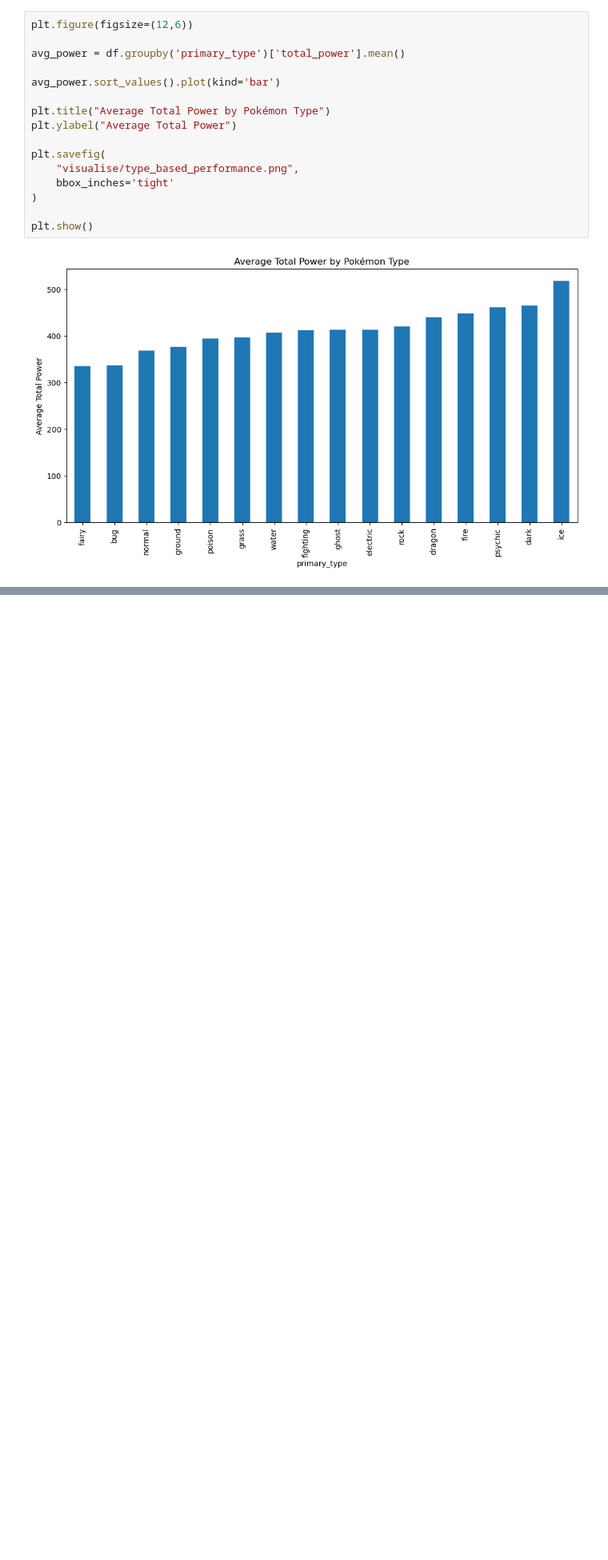
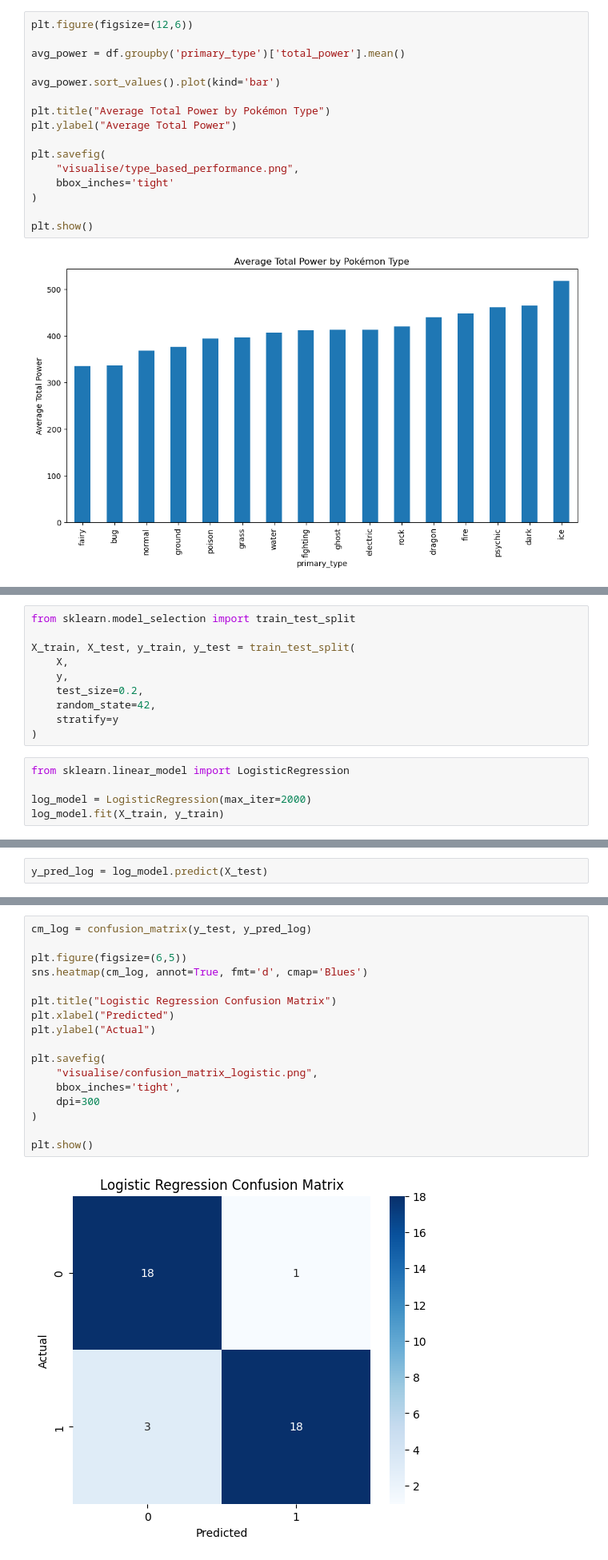
Before and after one commit to Vansh13code/pokemon, a Jupyter notebook: main.ipynb, the cells around one changed output, grey strips where cells are left out. Shown at 80% size. Drawn from its saved outputs; the diff is of its cells as text; blank space fills up the shorter version.

```diff
--- a/main.ipynb
+++ b/main.ipynb
@@ -279,0 +491,15 @@ plt.show()
+# %%
+from sklearn.model_selection import train_test_split
+
+X_train, X_test, y_train, y_test = train_test_split(
+    X,
+    y,
+    test_size=0.2,
+    random_state=42,
+    stratify=y
+)
+# %%
+from sklearn.linear_model import LogisticRegression
+
+log_model = LogisticRegression(max_iter=2000)
+log_model.fit(X_train, y_train)
@@ -279,0 +514,2 @@ plt.show()
+# %%
+y_pred_log = log_model.predict(X_test)
@@ -279,0 +539,19 @@ plt.show()
+# %%
+cm_log = confusion_matrix(y_test, y_pred_log)
+
+plt.figure(figsize=(6,5))
+sns.heatmap(cm_log, annot=True, fmt='d', cmap='Blues')
+
+plt.title("Logistic Regression Confusion Matrix")
+plt.xlabel("Predicted")
+plt.ylabel("Actual")
+
+plt.savefig(
+    "visualise/confusion_matrix_logistic.png",
+    bbox_inches='tight',
+    dpi=300
+)
+
+plt.show()
+# %% [output]
+[figure, added]
```
Also changed, not shown: parts of 39 cells of this notebook, 9 other files.
